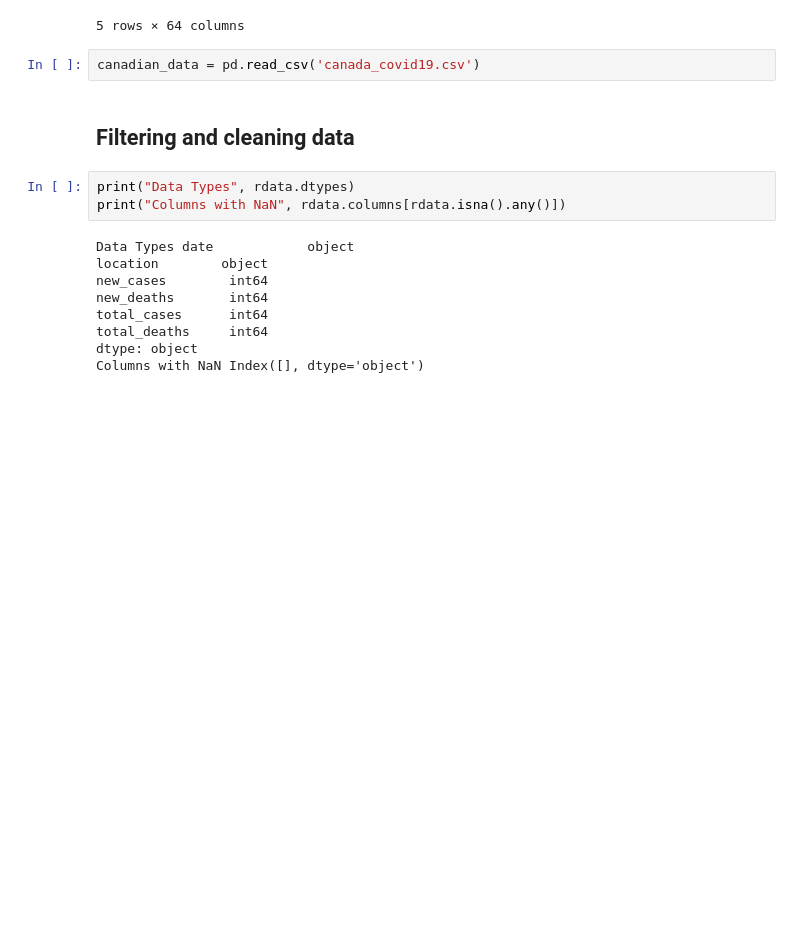
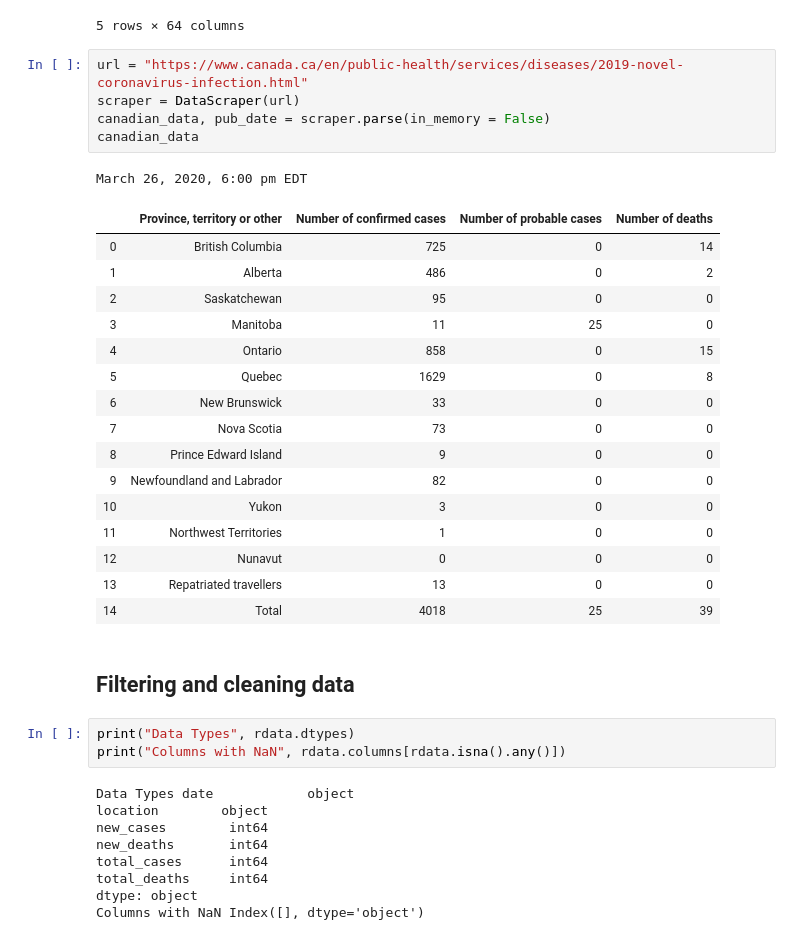
Before and after one commit to ambreen2006/Covid-19-Analysis, a Jupyter notebook: Covid-19-per-capita.ipynb, the cells around one changed output. Drawn from its saved outputs; the diff is of its cells as text; blank space fills up the shorter version.

```diff
--- a/Covid-19-per-capita.ipynb
+++ b/Covid-19-per-capita.ipynb
@@ -49,8 +51,29 @@ rpopulation_data.head()
 | 3 | Albania | ALB | Population, total | SP.POP.TOTL | 1608800.0 | 1659800.0 | 1711319.0 | 1762621.0 | ... |
 | 4 | Andorra | AND | Population, total | SP.POP.TOTL | 13411.0 | 14375.0 | 15370.0 | 16412.0 | ... |
 5 rows × 64 columns
-# %%
-canadian_data = pd.read_csv('canada_covid19.csv')
+# %%
+url = "https://www.canada.ca/en/public-health/services/diseases/2019-novel-coronavirus-infection.html"
+scraper = DataScraper(url)
+canadian_data, pub_date = scraper.parse(in_memory = False)
+canadian_data
+# %% [output]
+March 26, 2020, 6:00 pm EDT
+|  | Province, territory or other | Number of confirmed cases | Number of probable cases | Number of deaths |
+| 0 | British Columbia | 725 | 0 | 14 |
+| 1 | Alberta | 486 | 0 | 2 |
+| 2 | Saskatchewan | 95 | 0 | 0 |
+| 3 | Manitoba | 11 | 25 | 0 |
+| 4 | Ontario | 858 | 0 | 15 |
+| 5 | Quebec | 1629 | 0 | 8 |
+| 6 | New Brunswick | 33 | 0 | 0 |
+| 7 | Nova Scotia | 73 | 0 | 0 |
+| 8 | Prince Edward Island | 9 | 0 | 0 |
+| 9 | Newfoundland and Labrador | 82 | 0 | 0 |
+| 10 | Yukon | 3 | 0 | 0 |
+| 11 | Northwest Territories | 1 | 0 | 0 |
+| 12 | Nunavut | 0 | 0 | 0 |
+| 13 | Repatriated travellers | 13 | 0 | 0 |
+| 14 | Total | 4018 | 25 | 39 |
 # %% [markdown]
 ## Filtering and cleaning data
 # %%
```
Also changed, not shown: parts of 28 cells of this notebook, 4 other files.
